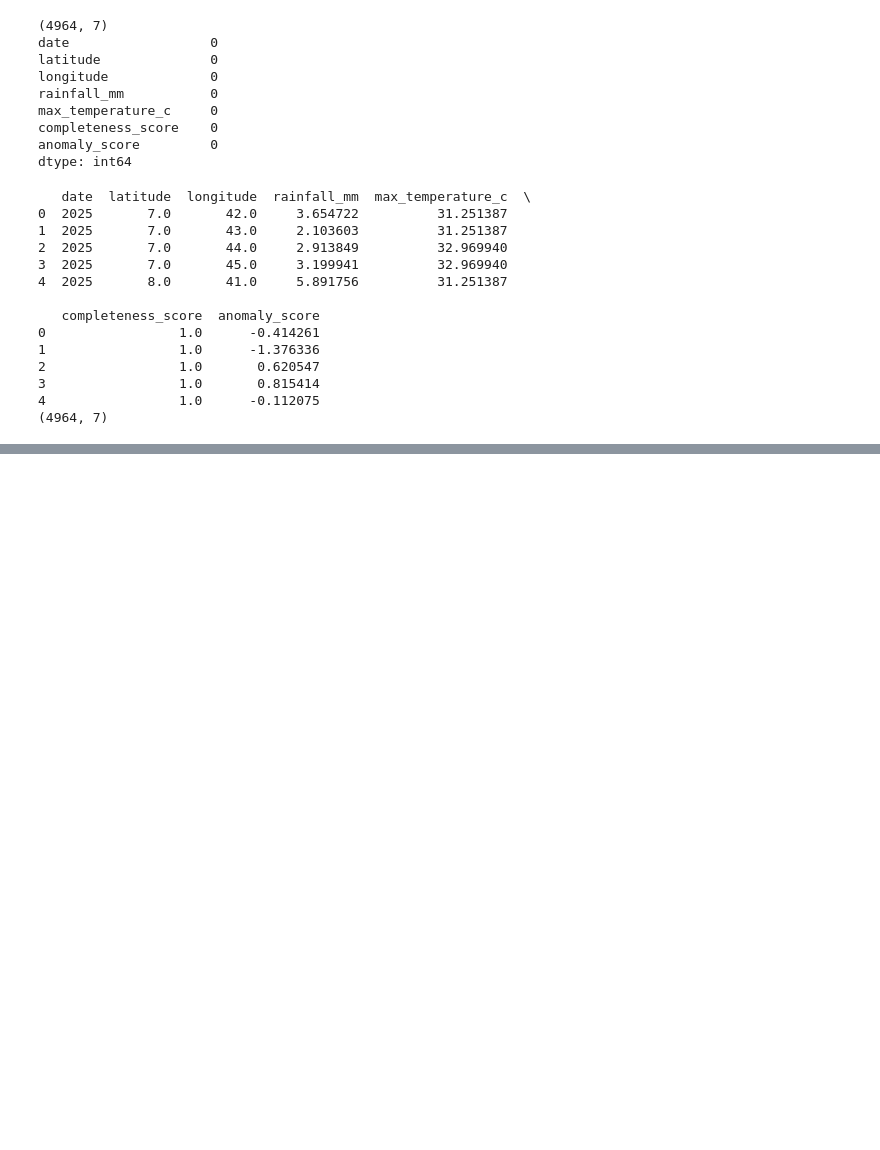
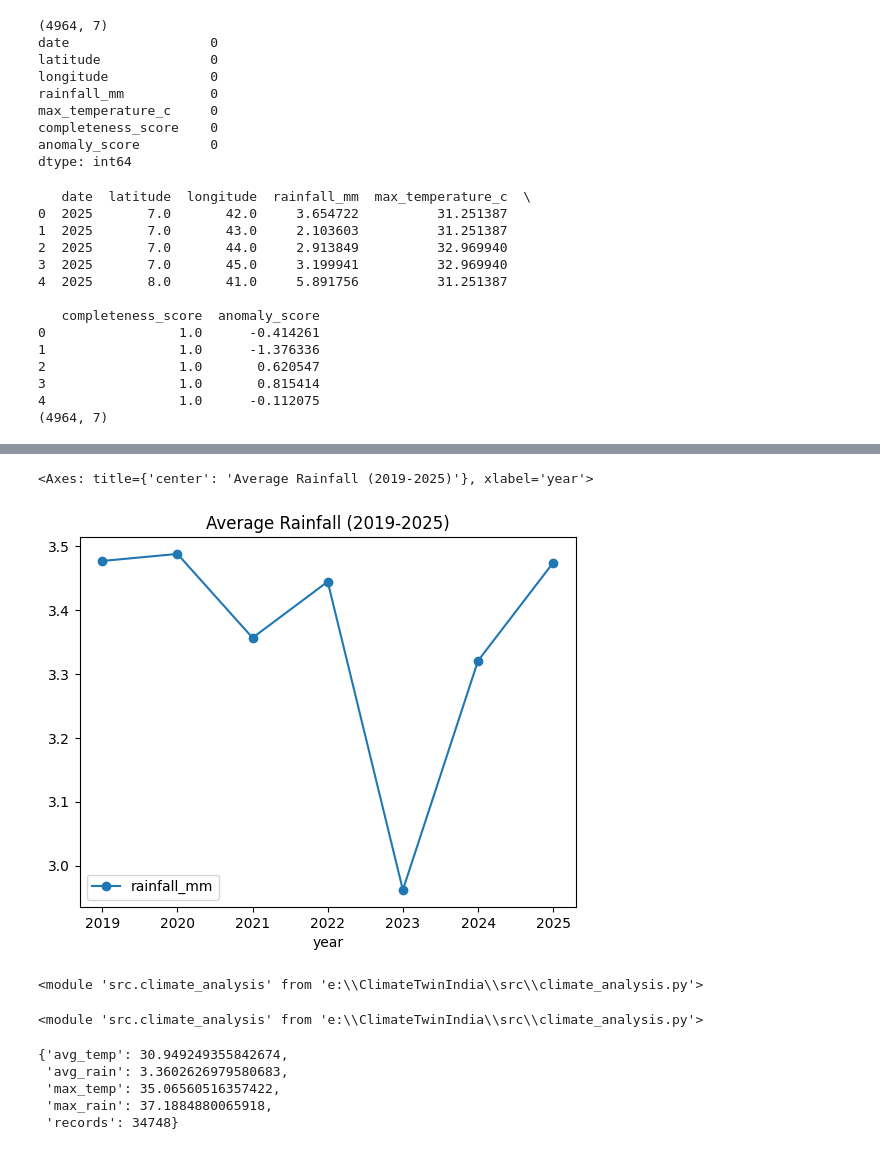
Before and after one commit to aadityat23/ClimateTwinIndia, a Jupyter notebook: notebooks/01_imd_exploration.ipynb, the cells around one changed output, grey strips where cells are left out. Cells and saved outputs as stored; diff of their text form; code cells hidden in the pictures; blank space fills up the shorter version.

```diff
--- a/notebooks/01_imd_exploration.ipynb
+++ b/notebooks/01_imd_exploration.ipynb
@@ -1504,0 +1732,9 @@ print(df.shape)
+# %%
+def annual_rainfall_trend(df):
+
+    return (
+        df.groupby("year")
+        ["rainfall_mm"]
+        .mean()
+        .reset_index()
+    )
@@ -1504,0 +1923,36 @@ print(df.shape)
+# %%
+rain_trend = annual_rainfall_trend(df)
+
+rain_trend.plot(
+    x="year",
+    y="rainfall_mm",
+    marker="o",
+    title="Average Rainfall (2019-2025)"
+)
+# %% [output]
+<Axes: title={'center': 'Average Rainfall (2019-2025)'}, xlabel='year'>
+[figure, added]
+# %%
+from importlib import reload
+import src.climate_analysis
+
+reload(src.climate_analysis)
+# %% [output]
+<module 'src.climate_analysis' from 'e:\\ClimateTwinIndia\\src\\climate_analysis.py'>
+# %%
+from importlib import reload
+import src.climate_analysis
+
+reload(src.climate_analysis)
+# %% [output]
+<module 'src.climate_analysis' from 'e:\\ClimateTwinIndia\\src\\climate_analysis.py'>
+# %%
+from src.climate_analysis import climate_summary
+
+climate_summary(df)
+# %% [output]
+{'avg_temp': 30.949249355842674,
+ 'avg_rain': 3.3602626979580683,
+ 'max_temp': 35.06560516357422,
+ 'max_rain': 37.1884880065918,
+ 'records': 34748}
```
Also changed, not shown: parts of 68 cells of this notebook, 12 other files.
